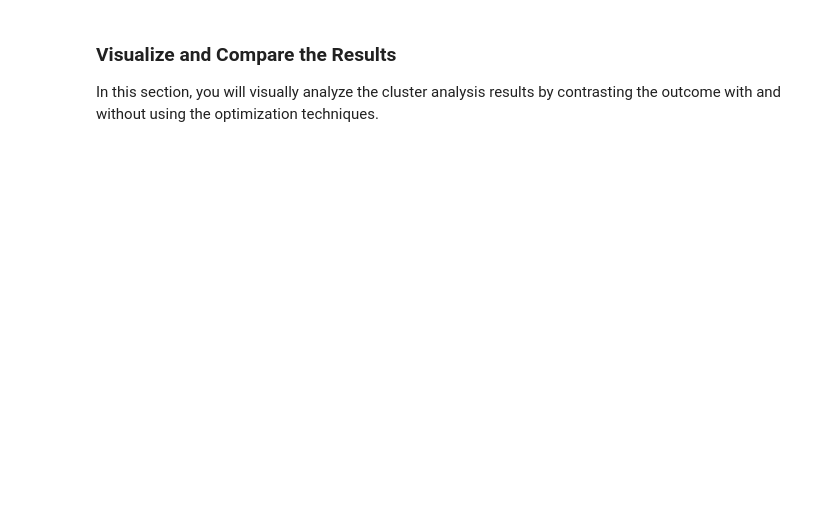
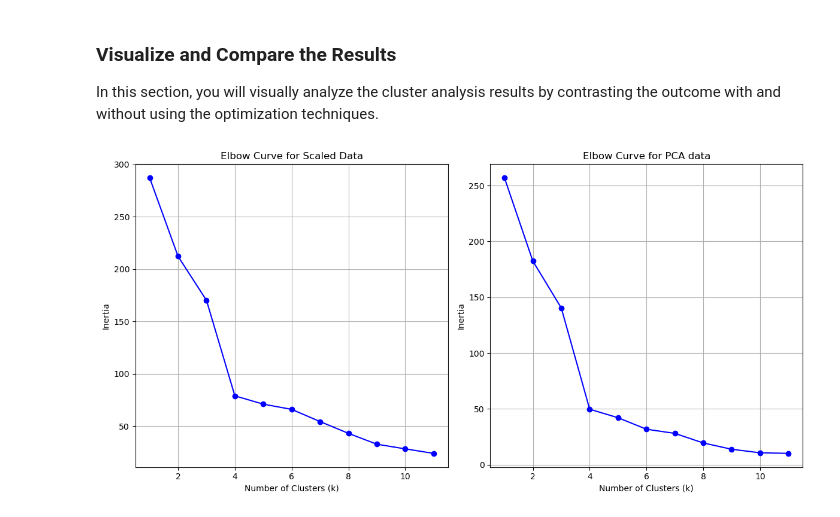
Before and after one commit to nelellen/CryptoClustering, a Jupyter notebook: Crypto_Clustering.ipynb.ipynb, the cells around one changed output. Cells and saved outputs as stored; diff of their text form; code cells hidden in the pictures; blank space fills up the shorter version.

```diff
--- a/Crypto_Clustering.ipynb.ipynb
+++ b/Crypto_Clustering.ipynb.ipynb
@@ -414,4 +505,26 @@ AttributeError: 'numpy.ndarray' object has no attribute 'hvplot'
 ### Visualize and Compare the Results
 
 In this section, you will visually analyze the cluster analysis results by contrasting the outcome with and without using the optimization techniques.
+# %%
+# Composite plot to contrast the Elbow curves
+plt.figure(figsize=(12, 6))
+
+plt.subplot(1, 2, 1)  # (rows, columns, plot number)
+plt.plot(elbow_df['k'], elbow_df['inertia'], marker='o', color='blue')
+plt.title('Elbow Curve for Scaled Data')
+plt.xlabel('Number of Clusters (k)')
+plt.ylabel('Inertia')
+plt.grid()
+
+plt.subplot(1, 2, 2)  # (rows, columns, plot number)
+plt.plot(elbow_df2['k'], elbow_df2['inertia'], marker='o', color='blue')
+plt.title('Elbow Curve for PCA data')
+plt.xlabel('Number of Clusters (k)')
+plt.ylabel('Inertia')
+plt.grid()
+
+plt.tight_layout()
+plt.show()
+# %% [output]
+[figure, added]
 # %%
```
Also changed, not shown: parts of 19 cells of this notebook.
